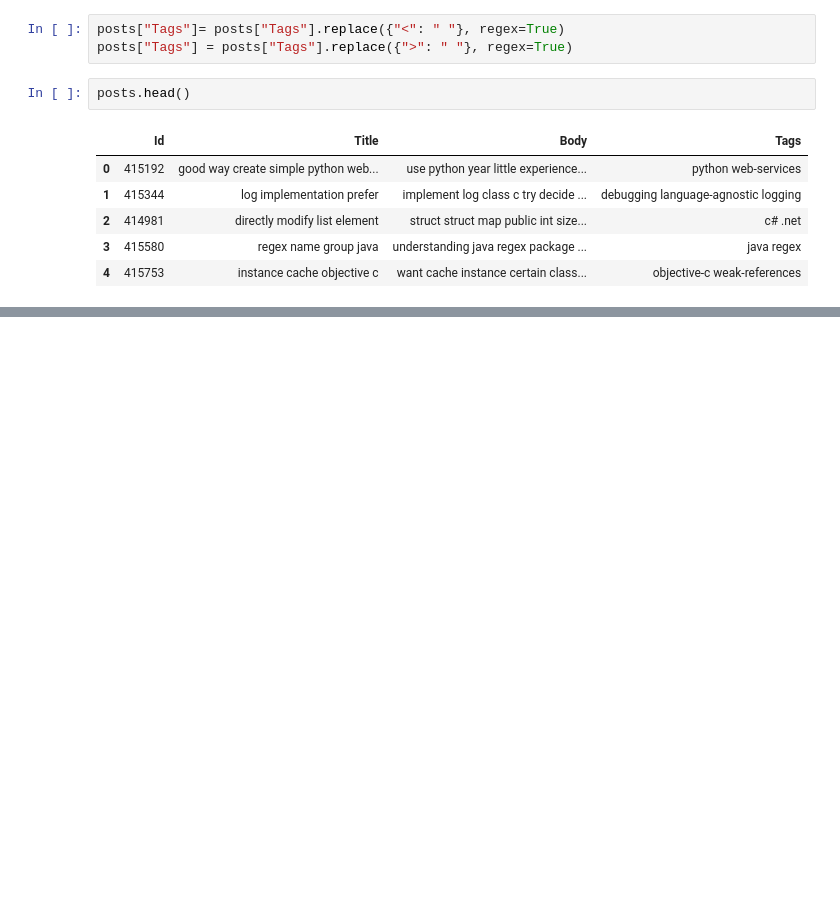
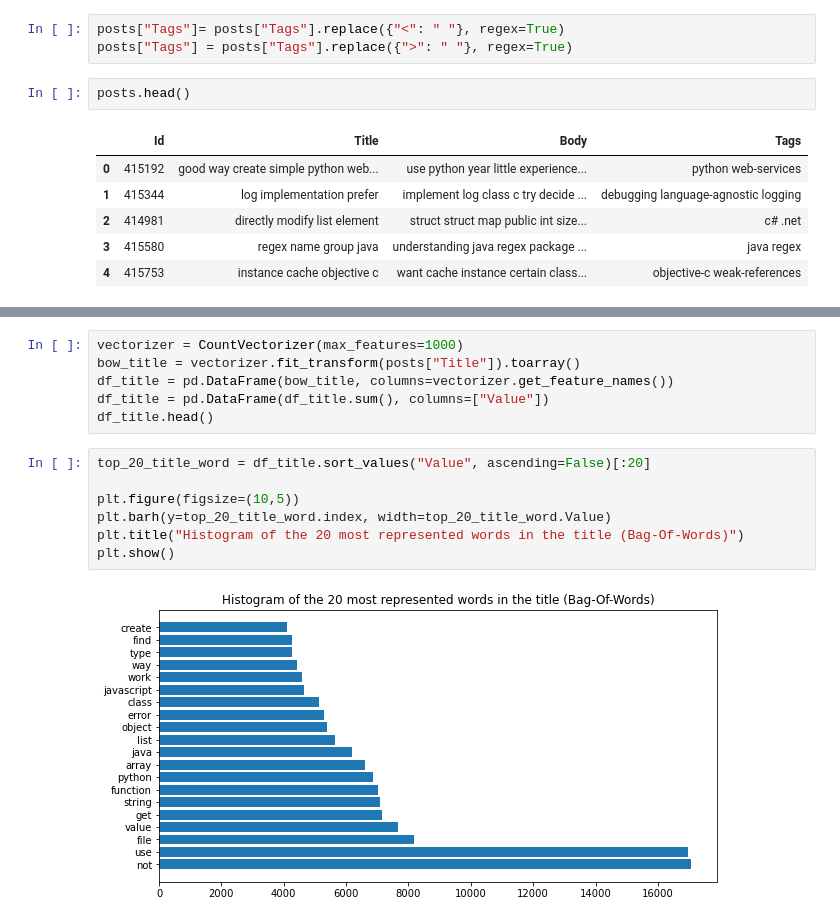
Before and after one commit to Aboubacar2012/categorisation_de_questions, a Jupyter notebook: P05_01_notebookexploration.ipynb, the cells around one changed output, grey strips where cells are left out. Drawn from its saved outputs; the diff is of its cells as text; blank space fills up the shorter version.

```diff
--- a/P05_01_notebookexploration.ipynb
+++ b/P05_01_notebookexploration.ipynb
@@ -256,0 +262,15 @@ plt.show()
+# %%
+vectorizer = CountVectorizer(max_features=1000)
+bow_title = vectorizer.fit_transform(posts["Title"]).toarray()
+df_title = pd.DataFrame(bow_title, columns=vectorizer.get_feature_names())
+df_title = pd.DataFrame(df_title.sum(), columns=["Value"])
+df_title.head()
+# %%
+top_20_title_word = df_title.sort_values("Value", ascending=False)[:20]
+
+plt.figure(figsize=(10,5))
+plt.barh(y=top_20_title_word.index, width=top_20_title_word.Value)
+plt.title("Histogram of the 20 most represented words in the title (Bag-Of-Words)")
+plt.show()
+# %% [output]
+[figure, added]
```
Also changed, not shown: parts of 13 cells of this notebook.
